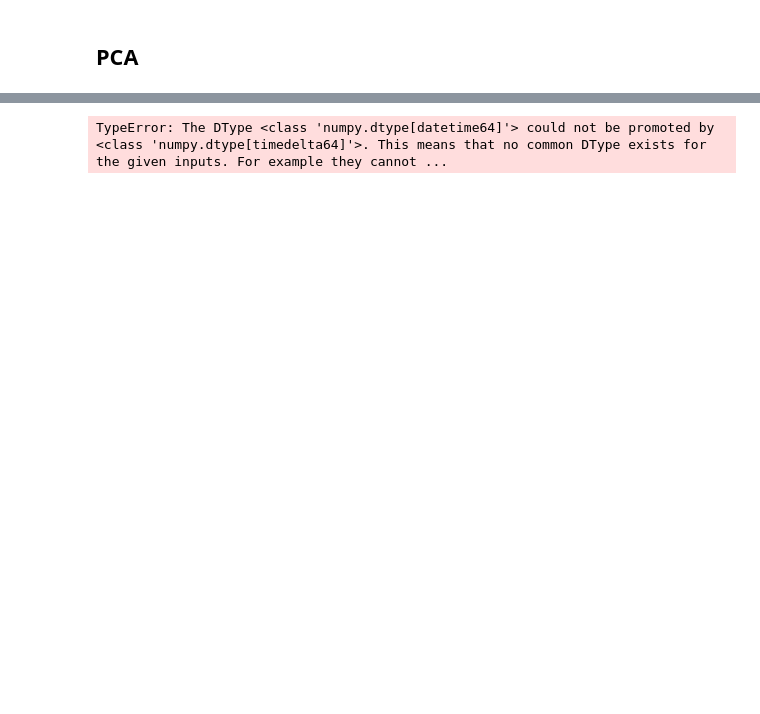
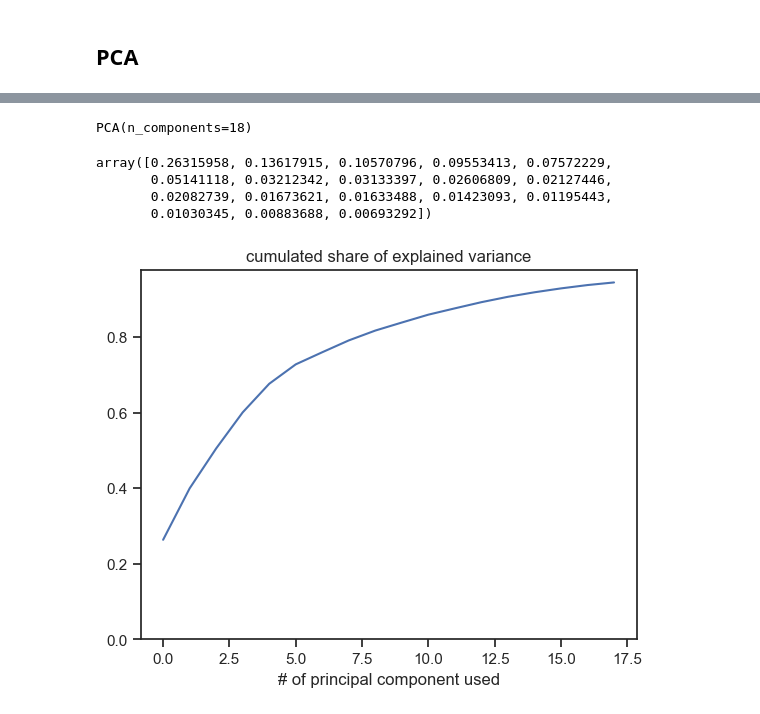
Before and after one commit to SophieMartusewicz/lewagonXfemtasy, a Jupyter notebook: SophieMart Cleaning Data.ipynb, the cells around one changed output, grey strips where cells are left out. Saved outputs shown, nothing was run; the diff lists cells and outputs as text; code cells hidden in the pictures; blank space fills up the shorter version.

Commit message:
my own jupyter notebook got updated. this time with clustering info

```diff
--- a/SophieMart Cleaning Data.ipynb
+++ b/SophieMart Cleaning Data.ipynb
@@ -978,13 +992,0 @@ data_features = X.columns
-# %%
-from sklearn.compose import ColumnTransformer
-from sklearn.preprocessing import StandardScaler,LabelBinarizer
-
-numeric_columns=list(X.select_dtypes('float64').columns)
-categorical_columns=list(X.select_dtypes('int64').columns)
-
-pipeline=ColumnTransformer([
-    ('num',StandardScaler(),numeric_columns),
-    ('cat',LabelBinarizer(),categorical_columns),
-])
-
-new_X=pipeline.fit_transform(X[:0])
@@ -1001,0 +993,17 @@ TypeError: The DType <class 'numpy.dtype[datetime64]'> could not be promoted by
+# %%
+X = df_cluster
+#data_features = X.columns
+# %%
+#⚠️ Data must be centered around its mean before applying PCA ⚠️
+
+from sklearn.compose import ColumnTransformer
+from sklearn.preprocessing import StandardScaler,LabelBinarizer,OneHotEncoder
+from sklearn.pipeline import Pipeline
+from sklearn.preprocessing import LabelEncoder
+
+pipeline=ColumnTransformer([
+    ('num',StandardScaler(),numeric_columns),
+    ('cat',OneHotEncoder(sparse=False),categorical_columns),
+])
+new_X= pipeline.fit_transform(X)
+new_X
@@ -1002,7 +1044,22 @@ TypeError: The DType <class 'numpy.dtype[datetime64]'> could not be promoted by
 # %%
 from sklearn.decomposition import PCA
 
-pca = PCA()
-pca.fit(X)
+pca = PCA(n_components = 18).fit(new_X)
+pca
 # %% [output]
-TypeError: The DType <class 'numpy.dtype[datetime64]'> could not be promoted by <class 'numpy.dtype[timedelta64]'>. This means that no common DType exists for the given inputs. For example they cannot ...
+PCA(n_components=18)
+# %%
+# Sklearn provides it automatically
+pca.explained_variance_ratio_
+# %% [output]
+array([0.26315958, 0.13617915, 0.10570796, 0.09553413, 0.07572229,
+       0.05141118, 0.03212342, 0.03133397, 0.02606809, 0.02127446,
+       0.02082739, 0.01673621, 0.01633488, 0.01423093, 0.01195443,
+       0.01030345, 0.00883688, 0.00693292])
+# %%
+plt.plot(np.cumsum(pca.explained_variance_ratio_))
+plt.ylim(ymin=0)
+plt.title('cumulated share of explained variance')
+plt.xlabel('# of principal component used');
+# %% [output]
+[figure, added]
```
Also changed, not shown: parts of 39 cells of this notebook.
